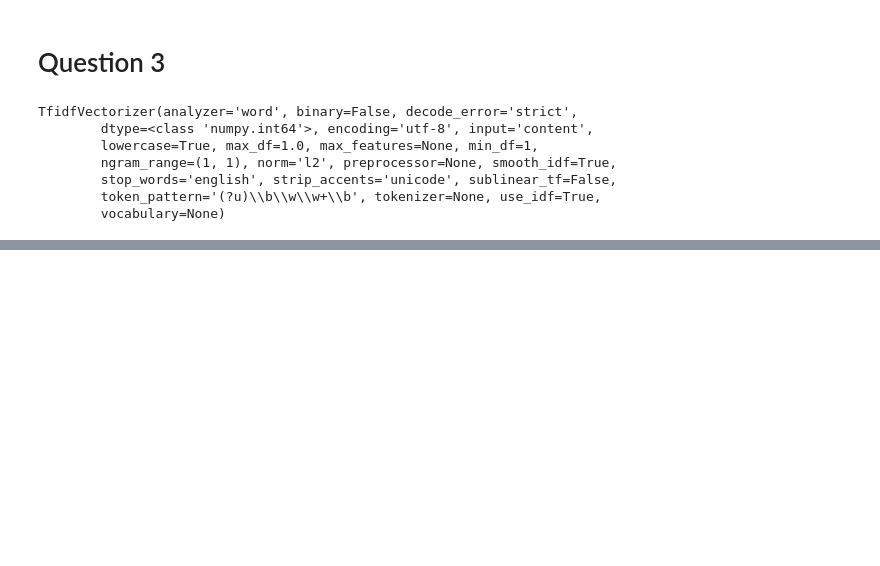
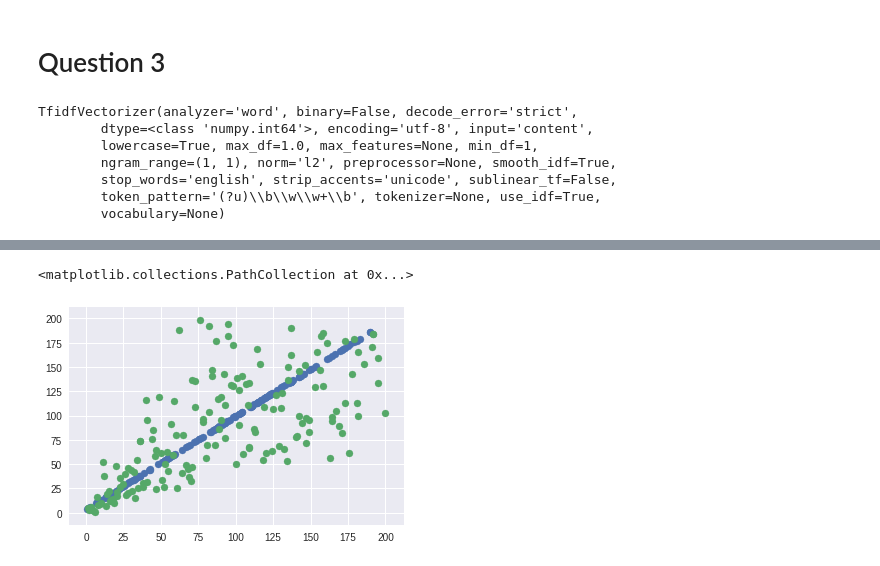
Before and after one commit to cgallay/Ada, a Jupyter notebook: Homework2/Homework2_C.ipynb, the cells around one changed output, grey strips where cells are left out. Drawn from its saved outputs; the diff is of its cells as text; code cells hidden in the pictures; blank space fills up the shorter version.

```diff
--- a/Homework2/Homework2_C.ipynb
+++ b/Homework2/Homework2_C.ipynb
@@ -379,0 +359,18 @@ final_df
+# %%
+from sklearn.decomposition import PCA
+pca = PCA(n_components=2)
+final_df[[("_THE", "Rank"), ("_QS", "Rank")]].sort_values(by=("_QS", "Rank"))
+points = np.array([final_df[("_THE", "Rank")].values, final_df[("_QS", "Rank")].values])
+new_based_point = pca.fit_transform(points.T)
+final_df[("", "PCA_Rank")] = new_based_point[:, 0]
+final_df = final_df.sort_values(by=("", "PCA_Rank"))
+projection = new_based_point.copy()
+projection[:,1] = 0  #Make the projection onto the x axis
+pca_in_norm_base = np.linalg.inv(pca.components_).dot(projection.T) + np.mean(points)
+#plt.scatter(new_based_point[:, 0], new_based_point[:, 1])
+#plt.scatter(projection[:, 0], projection[:, 1])
+plt.scatter(pca_in_norm_base[0], pca_in_norm_base[1])
+plt.scatter(points[0], points[1])
+# %% [output]
+<matplotlib.collections.PathCollection at 0x...>
+[figure, added]
```
Also changed, not shown: parts of 2 cells of this notebook.
